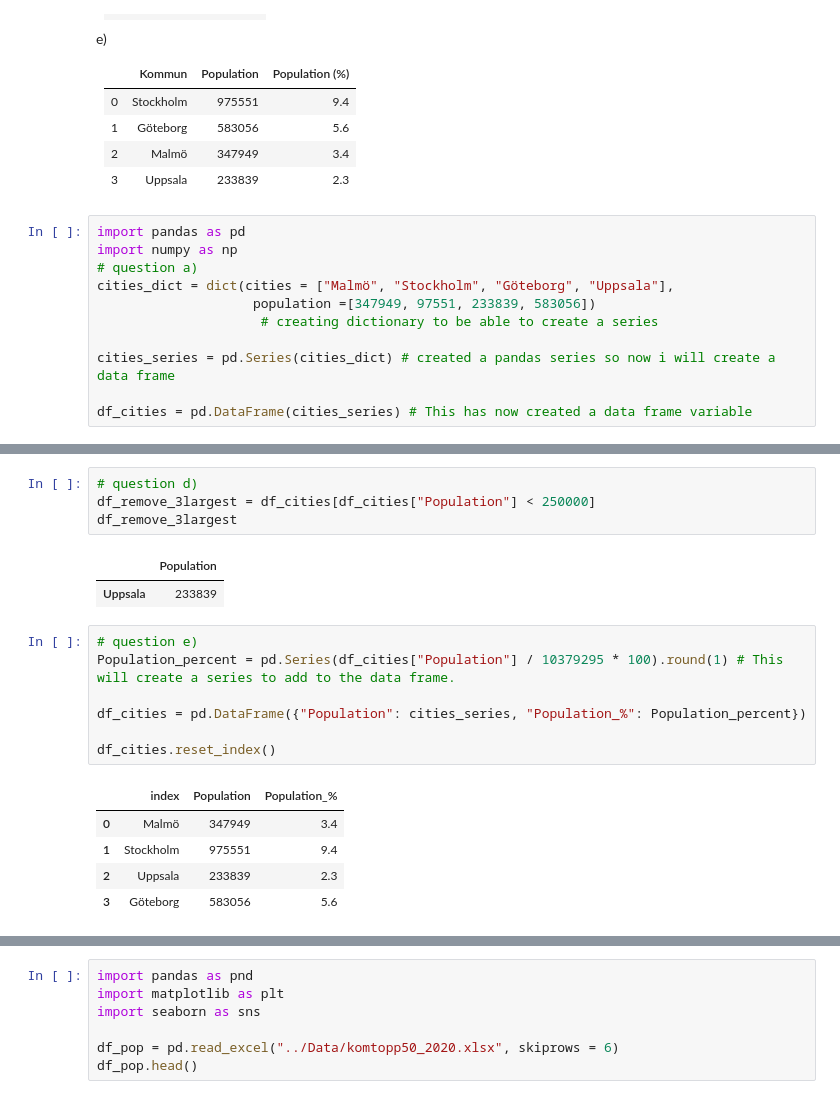
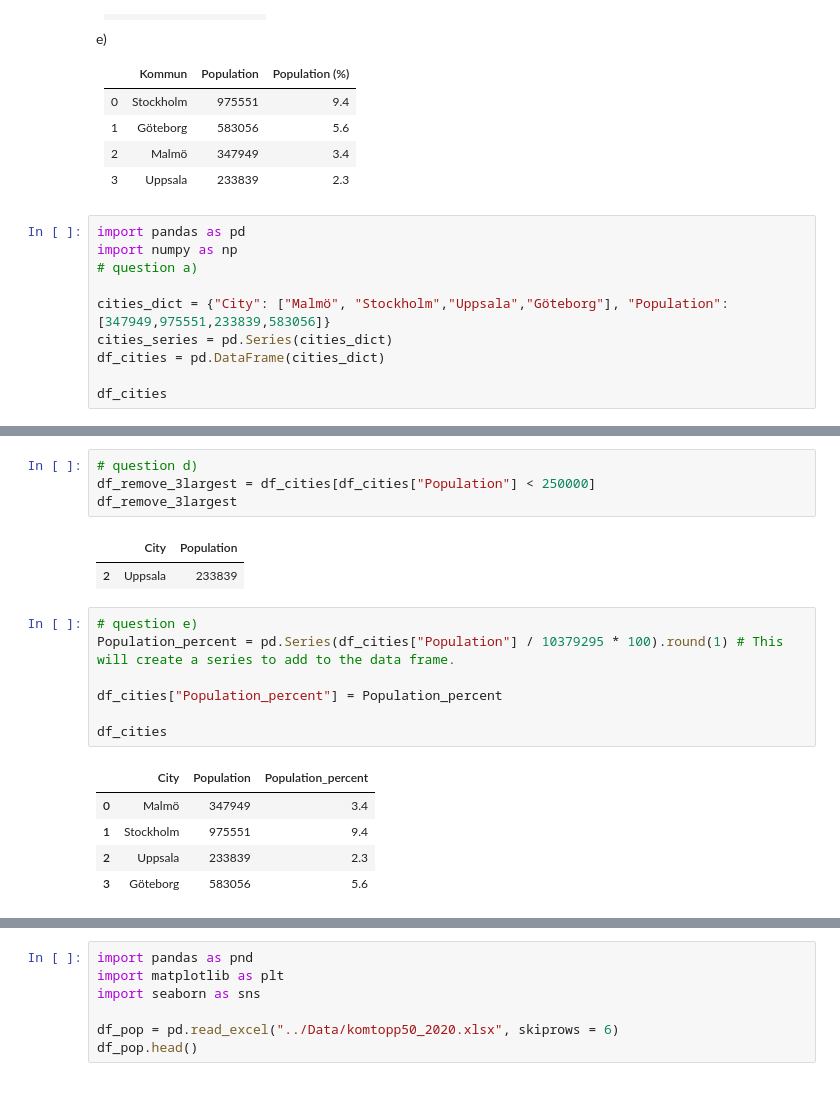
Before and after one commit to SCGlass/Data-Processing-Sam-Glass, a Jupyter notebook: Exercises/E00-Panda_fundamentals.ipynb, the cells around one changed output, grey strips where cells are left out. Saved outputs shown, nothing was run; the diff lists cells and outputs as text; folded sections open.

```diff
--- a/Exercises/E00-Panda_fundamentals.ipynb
+++ b/Exercises/E00-Panda_fundamentals.ipynb
@@ -89,10 +89,9 @@ e)
 import pandas as pd
 import numpy as np
 # question a)
-cities_dict = dict(cities = ["Malmö", "Stockholm", "Göteborg", "Uppsala"],
-                    population =[347949, 97551, 233839, 583056])
-                     # creating dictionary to be able to create a series
 
-cities_series = pd.Series(cities_dict) # created a pandas series so now i will create a data frame
+cities_dict = {"City": ["Malmö", "Stockholm","Uppsala","Göteborg"], "Population":[347949,975551,233839,583056]}
+cities_series = pd.Series(cities_dict)
+df_cities = pd.DataFrame(cities_dict)
 
-df_cities = pd.DataFrame(cities_series) # This has now created a data frame variable
+df_cities
@@ -124,17 +121,17 @@ sort_population.reset_index()
 df_remove_3largest = df_cities[df_cities["Population"] < 250000]
 df_remove_3largest
 # %% [output]
-|  | Population |
-| Uppsala | 233839 |
+|  | City | Population |
+| 2 | Uppsala | 233839 |
 # %%
 # question e)
 Population_percent = pd.Series(df_cities["Population"] / 10379295 * 100).round(1) # This will create a series to add to the data frame.
 
-df_cities = pd.DataFrame({"Population": cities_series, "Population_%": Population_percent})
+df_cities["Population_percent"] = Population_percent
 
-df_cities.reset_index()
+df_cities
 # %% [output]
-|  | index | Population | Population_% |
+|  | City | Population | Population_percent |
 | 0 | Malmö | 347949 | 3.4 |
 | 1 | Stockholm | 975551 | 9.4 |
 | 2 | Uppsala | 233839 | 2.3 |
```
Also changed, not shown: parts of 12 cells of this notebook.
